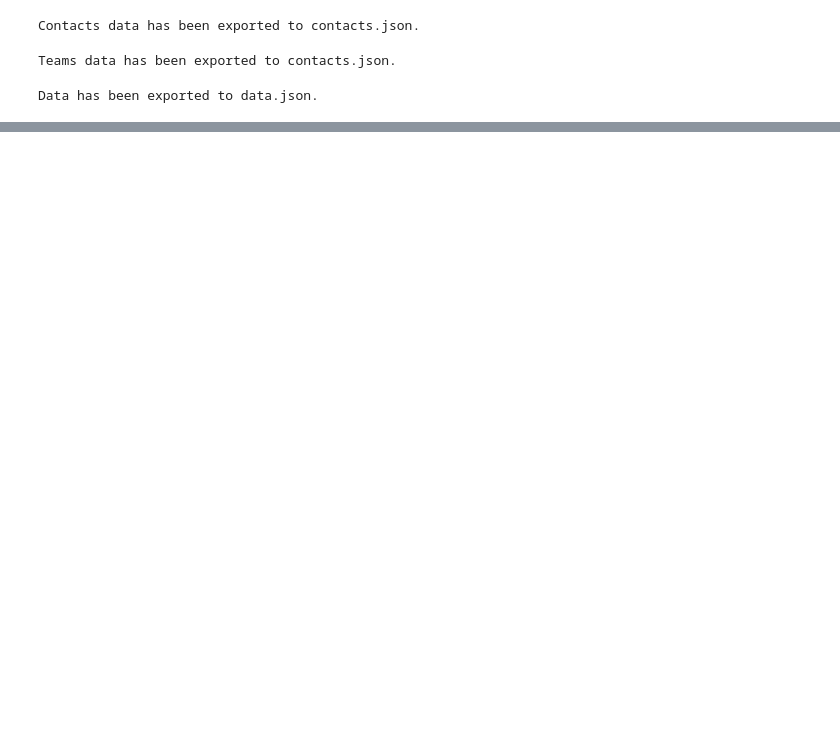
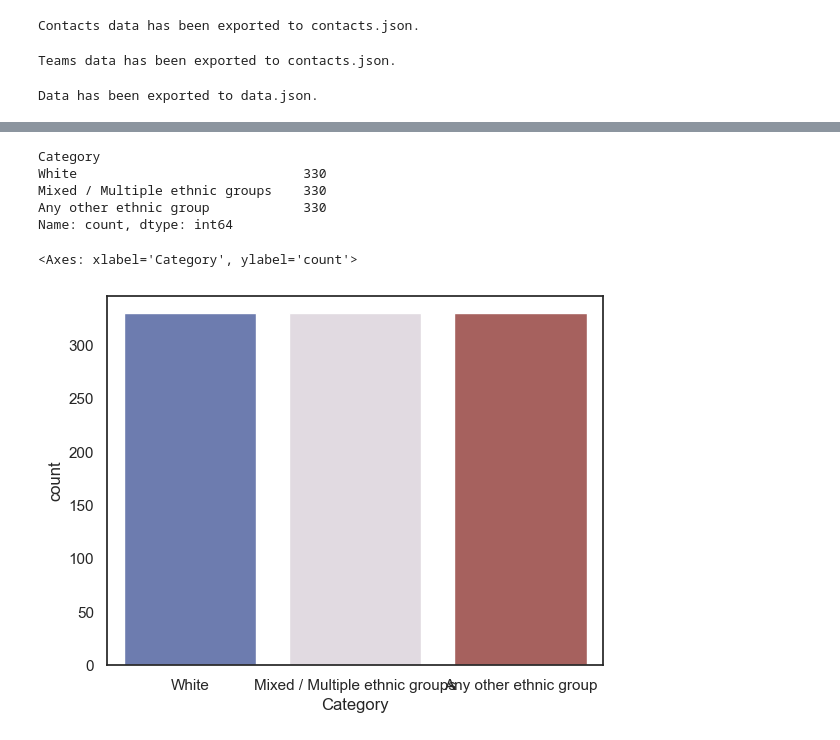
Before and after one commit to ayor213/react_dashboard, a Jupyter notebook: randon.ipynb, the cells around one changed output, grey strips where cells are left out. Saved outputs shown, nothing was run; the diff lists cells and outputs as text; code cells hidden in the pictures; blank space fills up the shorter version.

```diff
--- a/randon.ipynb
+++ b/randon.ipynb
@@ -135,0 +224,4 @@ Data has been exported to data.json.
+# %%
+#fill the missing values witht the mode of each column
+for col in df:
+    df[col].fillna(df[col].mode()[0], inplace=True)
@@ -135,0 +278,7 @@ Data has been exported to data.json.
+# %%
+df1= df[df["YAxisLabel"]=="Age-specific hospital admission rate per 100,000 population"]
+df2=df1[df1["CategoryType"]=="Ethnic groups"]
+print(df2["Sex"].value_counts())
+df3=df2[df2["Sex"]!="Persons"]
+df3.drop(["Theme", "CategoryType", "ValueNote"], axis=1, inplace=True)
+print(df3["Sex"].value_counts())
@@ -135,0 +327,15 @@ Data has been exported to data.json.
+# %%
+df3["Category"].value_counts()
+# %% [output]
+Category
+White                             330
+Mixed / Multiple ethnic groups    330
+Any other ethnic group            330
+Name: count, dtype: int64
+# %%
+sns.countplot(x= "Category",
+              data= df3,
+              palette = "twilight_shifted")
+# %% [output]
+<Axes: xlabel='Category', ylabel='count'>
+[figure, added]
```
Also changed, not shown: parts of 25 cells of this notebook, 25 other files.
